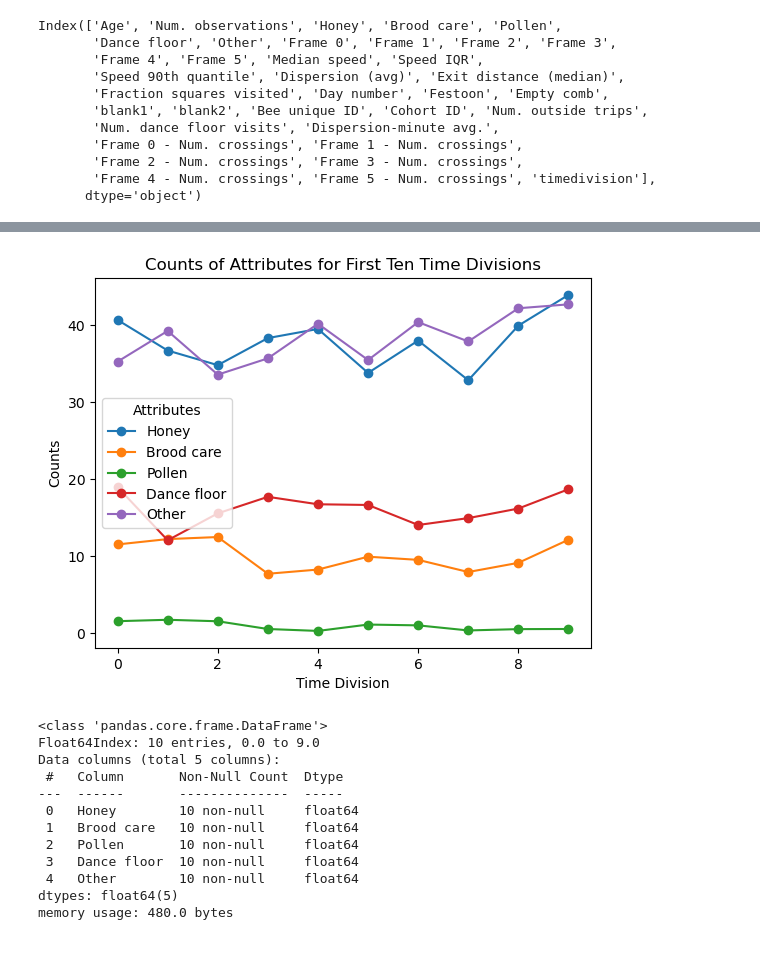
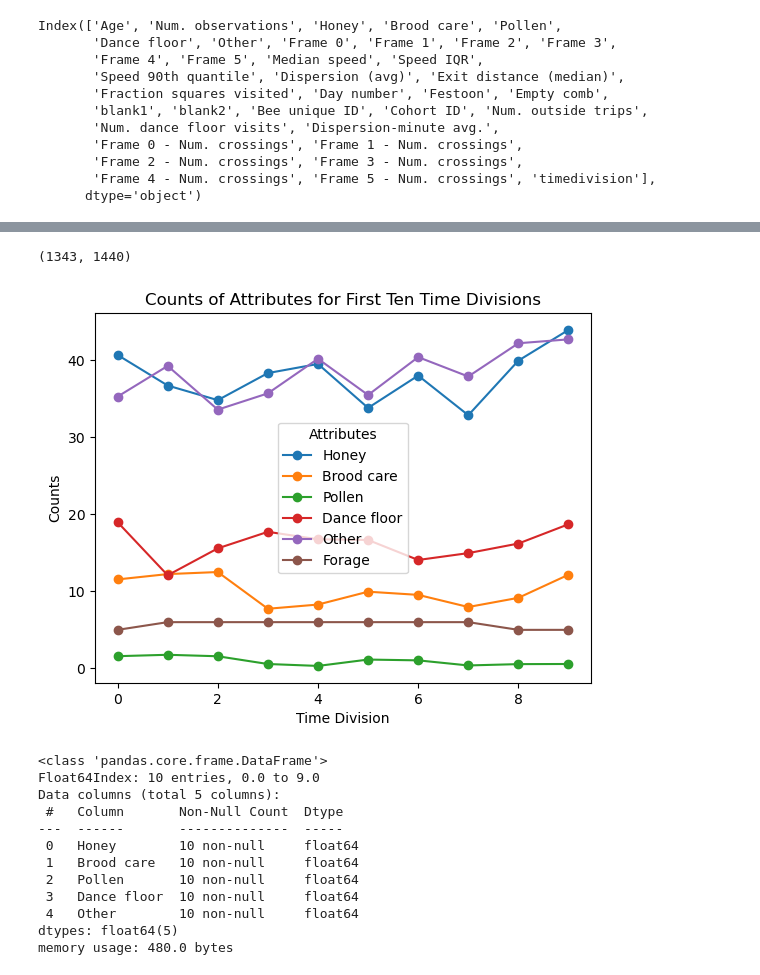
Before and after one commit to Collective-Logic-Lab/honey-bee-behavior, a Jupyter notebook: foraging_model/preliminary-analysis-2023.ipynb, the cells around one changed output, grey strips where cells are left out. Drawn from its saved outputs; the diff is of its cells as text; code cells hidden in the pictures.

```diff
--- a/foraging_model/preliminary-analysis-2023.ipynb
+++ b/foraging_model/preliminary-analysis-2023.ipynb
@@ -39,8 +39,18 @@ comb1.getsubstrate(0,100,100)
 import pandas as pd
 import numpy as np
 # %%
-df1min_dir="../../df_day1min_alldays/"
-df=pd.read_hdf(df1min_dir+"df_day1min_49.hdf")
+df1min_dir="../df_day1min_alldays/"
+daynum=49
+df=pd.read_hdf(('{}df_day1min_{:0>2}.hdf'.format(df1min_dir,daynum)))
+# %%
+bees_trajectory_dir = "../../beetrajectories_days_000_to_049/"
+daynum=49
+dfday = pd.read_hdf('{}beetrajectories_{:0>3}.hdf'.format(bees_trajectory_dir,daynum))
+
+numtimedivs = len(df['timedivision'].unique()) # minutes in a day
+day_uids, day_ages, all_inhive, bee_obs, bee_exitdist = datafunctions.get_inout_estimates(df,numtimedivs=numtimedivs)
+#all_inhive is a 2d np array. The ith row and jth column is the state of the bee with uid day_uids[i] at time j.
+#1 indicates inhive and 0 the opposite
 # %%
 df.columns
 # %% [output]
@@ -75,4 +92,4 @@ df[df['timedivision']==1435][['Num. observations', 'Bee unique ID', 'timedivisio
 # %%
 columns_to_sum = ['Honey', 'Brood care', 'Pollen', 'Dance floor', 'Other']
 state_distribution_permin = df.groupby('timedivision')[columns_to_sum].sum()
-print(state_distribution_permin)
+state_distribution_permin.reset_index(inplace=True)
@@ -94,0 +100,5 @@ timedivision
+# %%
+honey_sum = np.count_nonzero(all_inhive == 0, axis=0)
+# Add a new column 'Honey' to 'state_distribution_permin' with the summed value
+state_distribution_permin['Forage'] = honey_sum
+columns_to_sum=['Honey', 'Brood care', 'Pollen', 'Dance floor', 'Other','Forage']
@@ -95,23 +125,27 @@ timedivision
+# %%
+all_inhive.shape
+# %% [output]
+(1343, 1440)
 # %%
 import matplotlib.pyplot as plt
 
 # Subset the grouped data for the first ten 'timedivision' values
 subset_grouped = state_distribution_permin.head(10)
 
 # Create a line chart
-subset_grouped[['Honey', 'Brood care', 'Pollen', 'Dance floor', 'Other']].plot(kind='line', marker='o')
+subset_grouped[columns_to_sum].plot(kind='line', marker='o')
 # subset_grouped[['Frame 0', 'Frame 1', 'Frame 2', 'Frame 3', 'Frame 4', 'Frame 5']].plot(kind='line', marker='o')
 
 # Add labels and title
 plt.xlabel('Time Division')
 plt.ylabel('Counts')
 plt.title('Counts of Attributes for First Ten Time Divisions')
 plt.legend(title='Attributes')
 
 # Show the plot
 plt.show()
 # %% [output]
-[figure, old version]
+[figure, new version]
 # %%
 subset_grouped.info()
 # %% [output]
```
Also changed, not shown: parts of 15 cells of this notebook.
